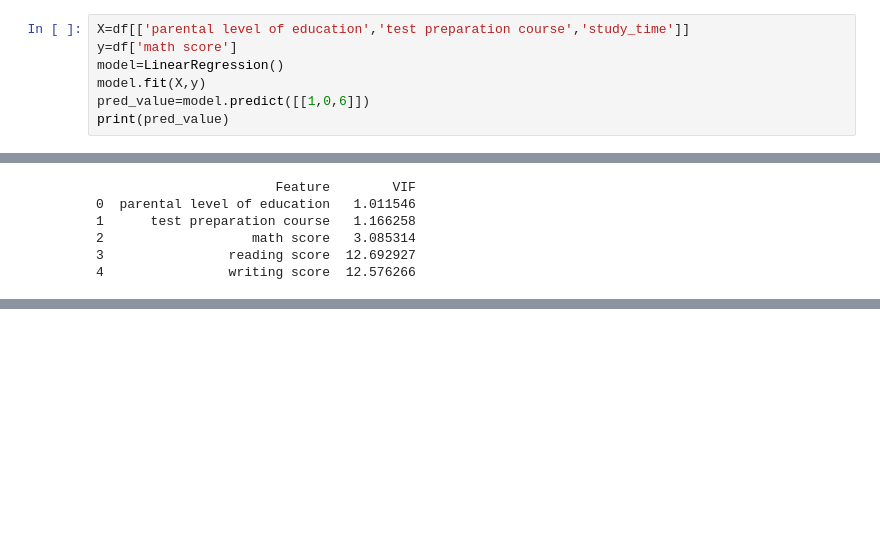
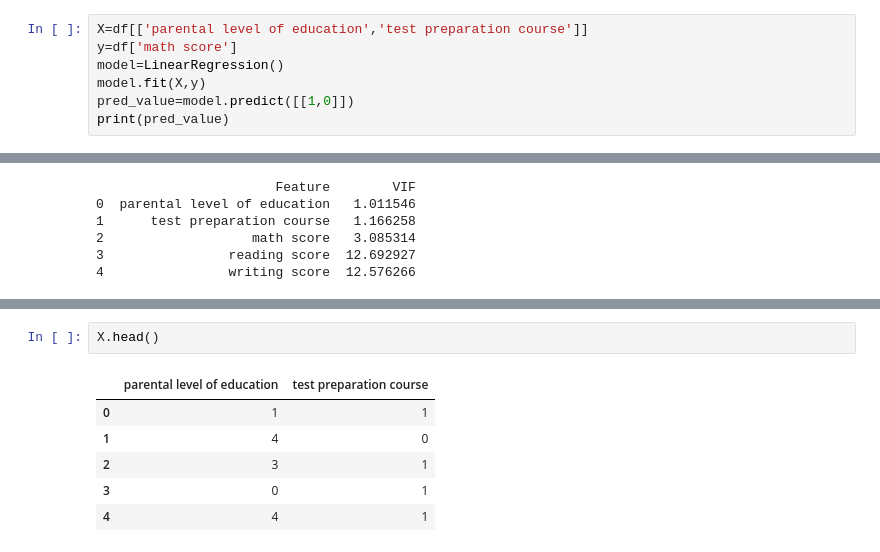
Before and after one commit to Vetriagilan/student-exam-score, a Jupyter notebook: student_exam_score.ipynb, the cells around one changed output, grey strips where cells are left out. Cells and saved outputs as stored; diff of their text form; blank space fills up the shorter version.

```diff
--- a/student_exam_score.ipynb
+++ b/student_exam_score.ipynb
@@ -36,8 +43,8 @@ df['study_time'] = np.random.randint(1, 11, df.shape[0])
 # %%
-X=df[['parental level of education','test preparation course','study_time']]
+X=df[['parental level of education','test preparation course']]
 y=df['math score']
 model=LinearRegression()
 model.fit(X,y)
-pred_value=model.predict([[1,0,6]])
+pred_value=model.predict([[1,0]])
 print(pred_value)
 # %% [output]
@@ -128,3 +138,12 @@ print(vif_data)
+# %%
+X.head()
+# %% [output]
+|  | parental level of education | test preparation course |
+| 0 | 1 | 1 |
+| 1 | 4 | 0 |
+| 2 | 3 | 1 |
+| 3 | 0 | 1 |
+| 4 | 4 | 1 |
 # %%
 from sklearn.model_selection import train_test_split
 from sklearn.linear_model import LinearRegression
```
Also changed, not shown: parts of 14 cells of this notebook, 3 other files.
